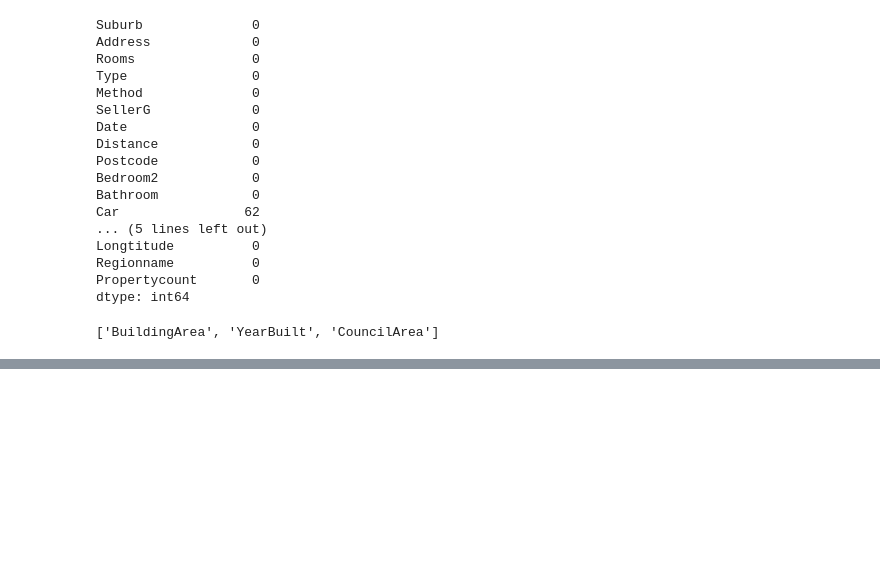
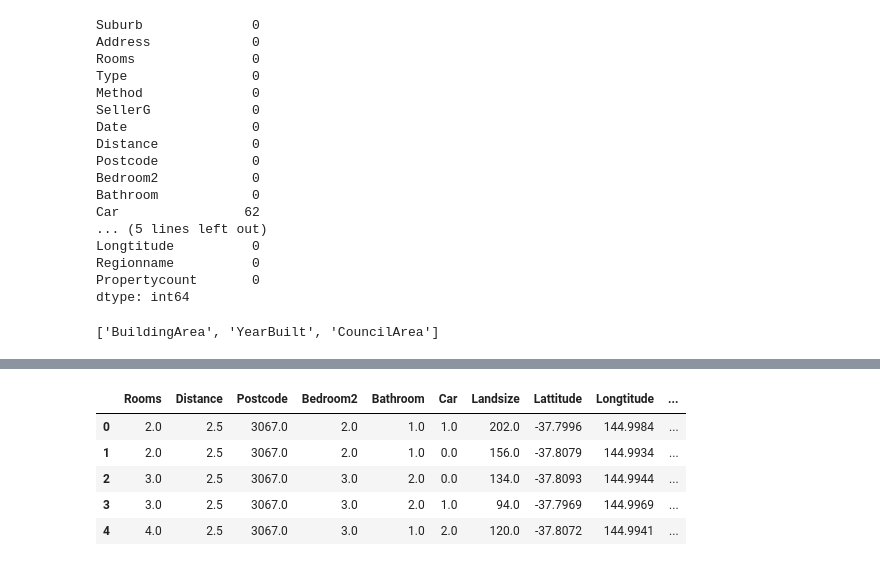
Before and after one commit to georgek2/Decision_Tree, a Jupyter notebook: model_three.ipynb, the cells around one changed output, grey strips where cells are left out. Saved outputs shown, nothing was run; the diff lists cells and outputs as text; code cells hidden in the pictures; blank space fills up the shorter version.

```diff
--- a/model_three.ipynb
+++ b/model_three.ipynb
@@ -50,2 +150,2 @@ them
 # %%
-new_X =
+new_X.isnull().sum()
@@ -51,0 +167,17 @@ new_X =
+# %%
+# Impute the col with NaNs
+
+imputer = SimpleImputer()
+
+imp_X = pd.DataFrame(imputer.fit_transform(new_X))
+
+imp_X.columns = new_X.columns
+
+imp_X.head()
+# %% [output]
+|  | Rooms | Distance | Postcode | Bedroom2 | Bathroom | Car | Landsize | Lattitude | Longtitude | ... |
+| 0 | 2.0 | 2.5 | 3067.0 | 2.0 | 1.0 | 1.0 | 202.0 | -37.7996 | 144.9984 | ... |
+| 1 | 2.0 | 2.5 | 3067.0 | 2.0 | 1.0 | 0.0 | 156.0 | -37.8079 | 144.9934 | ... |
+| 2 | 3.0 | 2.5 | 3067.0 | 3.0 | 2.0 | 0.0 | 134.0 | -37.8093 | 144.9944 | ... |
+| 3 | 3.0 | 2.5 | 3067.0 | 3.0 | 2.0 | 1.0 | 94.0 | -37.7969 | 144.9969 | ... |
+| 4 | 4.0 | 2.5 | 3067.0 | 3.0 | 1.0 | 2.0 | 120.0 | -37.8072 | 144.9941 | ... |
```
Also changed, not shown: parts of 16 cells of this notebook.
